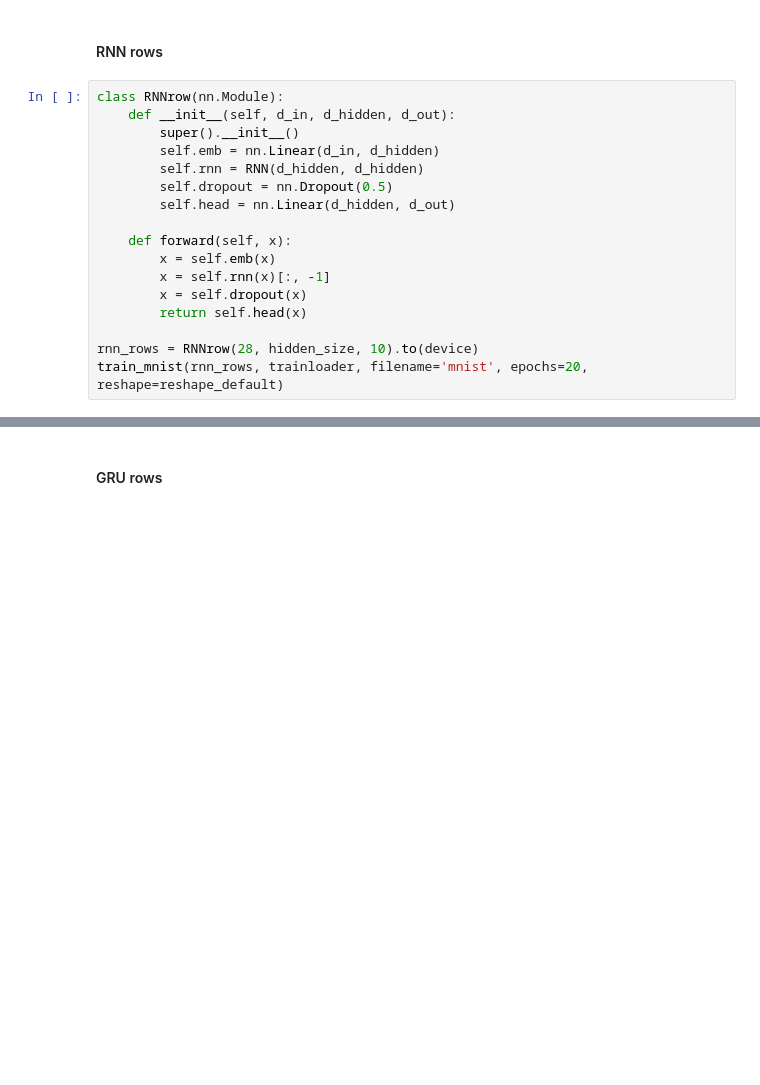
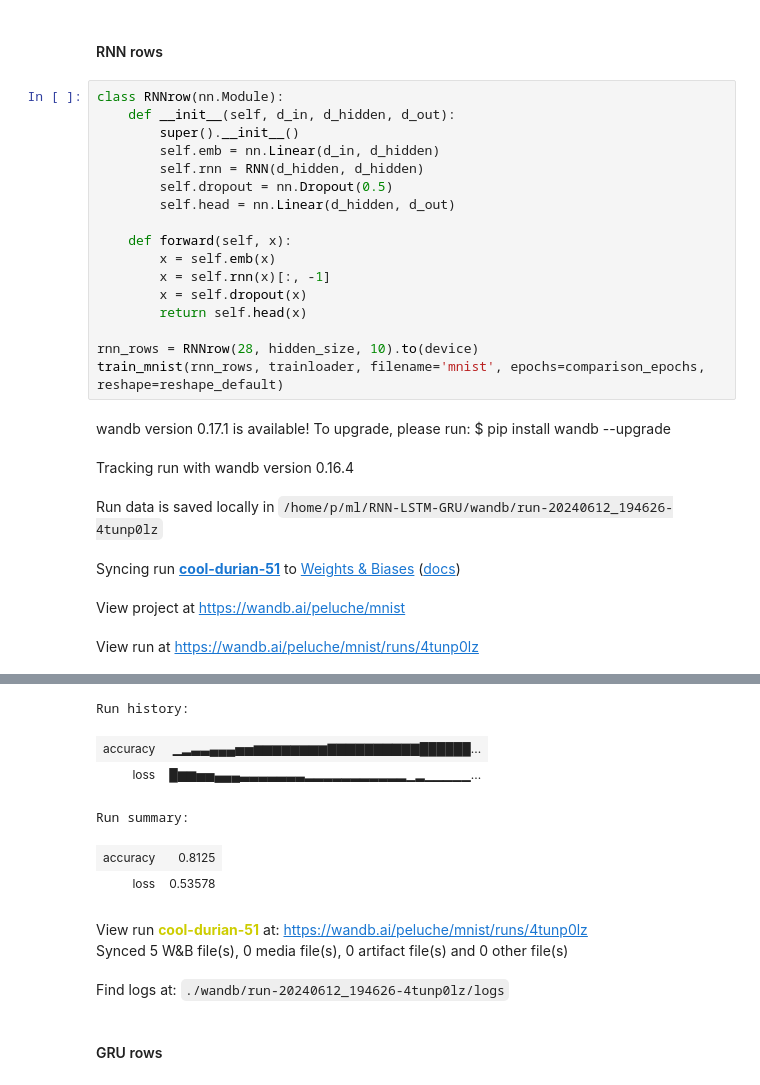
Before and after one commit to peluche/RNN-LSTM-GRU, a Jupyter notebook: rnn-lstm-gru.ipynb, the cells around one changed output, grey strips where cells are left out. Drawn from its saved outputs; the diff is of its cells as text; blank space fills up the shorter version.

```diff
--- a/rnn-lstm-gru.ipynb
+++ b/rnn-lstm-gru.ipynb
@@ -824,4 +872,11 @@ class RNNrow(nn.Module):
         return self.head(x)
 
 rnn_rows = RNNrow(28, hidden_size, 10).to(device)
-train_mnist(rnn_rows, trainloader, filename='mnist', epochs=20, reshape=reshape_default)
+train_mnist(rnn_rows, trainloader, filename='mnist', epochs=comparison_epochs, reshape=reshape_default)
+# %% [output]
+wandb version 0.17.1 is available! To upgrade, please run: $ pip install wandb --upgrade
+Tracking run with wandb version 0.16.4
+Run data is saved locally in /home/p/ml/RNN-LSTM-GRU/wandb/run-20240612_194626-4tunp0lz
+Syncing run cool-durian-51 to Weights & Biases (docs)
+View project at https://wandb.ai/peluche/mnist
+View run at https://wandb.ai/peluche/mnist/runs/4tunp0lz
@@ -828,3 +885,12 @@ train_mnist(rnn_rows, trainloader, filename='mnist', epochs=20, reshape=reshape_
+Run history:
+| accuracy | ▁▂▃▃▄▄▄▅▅▆▆▆▆▆▆▆▆▇▇▇▇▇▇▇▇▇▇██████... |
+| loss | █▆▆▅▅▄▄▄▃▃▃▃▃▃▃▂▂▂▂▂▂▂▂▂▂▂▁▂▁▁▁▁▁... |
+Run summary:
+| accuracy | 0.8125 |
+| loss | 0.53578 |
+View run cool-durian-51 at: https://wandb.ai/peluche/mnist/runs/4tunp0lz
+Synced 5 W&B file(s), 0 media file(s), 0 artifact file(s) and 0 other file(s)
+Find logs at: ./wandb/run-20240612_194626-4tunp0lz/logs
 # %% [markdown]
 #### GRU rows
 # %%
```
Also changed, not shown: parts of 13 cells of this notebook, 2 other files.
